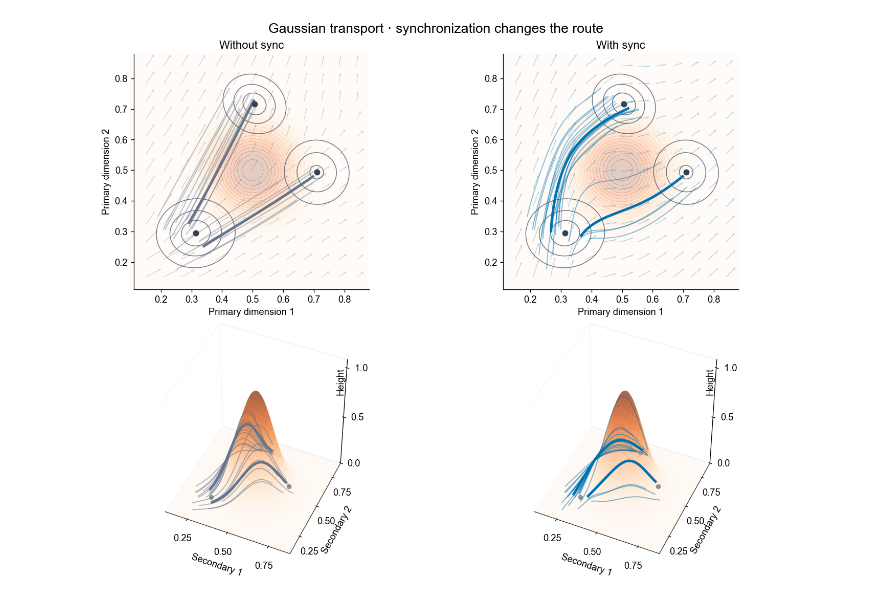
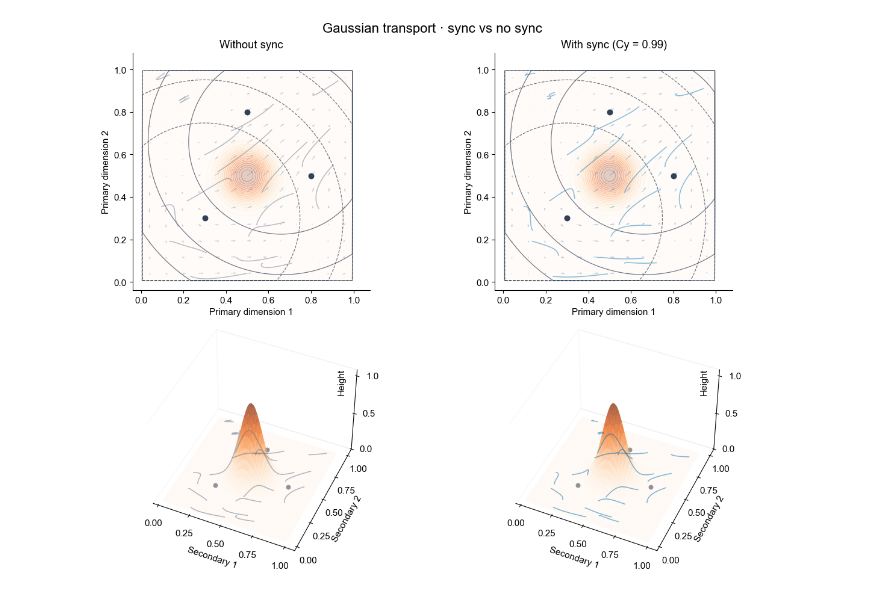
Before and after one commit to shankswang953/COATI, a Jupyter notebook: docs/tutorials/01_gaussian.ipynb, the cells around one changed output. Drawn from its saved outputs; the diff is of its cells as text; code cells hidden in the pictures.

Commit message:
Rebuild Gaussian comparison with manuscript parameters and Cy 0.99

```diff
--- a/docs/tutorials/01_gaussian.ipynb
+++ b/docs/tutorials/01_gaussian.ipynb
@@ -31,12 +35,25 @@ The sampling covariances are $\Sigma_0=\left(\begin{smallmatrix}0.0042&0.0002\\0
 # %%
+BALANCED = True
+M = 1 if BALANCED else 2
 SEED = 7
 N_CELLS = 128
 ITERATIONS = 3000
-SECONDARY_WEIGHT = .9
-HEIGHT, WIDTH, CENTER = 1., .10, (.5, .5)
-TERMINAL_CENTERS = ((.50, .72), (.72, .50))
-data = ct.datasets.gaussian_sync(n=N_CELLS, seed=SEED, height=HEIGHT, width=WIDTH, center=CENTER, terminal_centers=TERMINAL_CENTERS)
+SECONDARY_WEIGHT = .99
+MASS_WEIGHT = 100.
+HEIGHT, WIDTH, CENTER = 1., .08, (.5, .5)
+
+distribution = dict(
+    initial_center=(.30, .30), terminal_centers=((.5, .8), (.8, .5)),
+    initial_covariance=np.eye(2),
+    terminal_covariances=np.repeat(np.eye(2)[None], 2, axis=0),
+)
+data = ct.datasets.gaussian_sync(
+    n=N_CELLS, seed=SEED, terminal_mass=M,
+    height=HEIGHT, width=WIDTH, center=CENTER, **distribution,
+)
 T = ct.datasets.gaussian_bump_map(height=HEIGHT, width=WIDTH, center=CENTER)
-print("Observed times:", data.times)
-print("Primary / secondary:", data.primary[0].shape, data.secondary[0].shape)
+print("Balanced:", BALANCED, "| target terminal mass M:", M)
+print("Observed cells:", [len(x) for x in data.primary])
+print("Empirical initial mean:", data.primary[0].mean(0).round(4))
+print("Empirical terminal mean:", data.primary[-1].mean(0).round(4))
 # %% [output]
@@ -53,9 +99,10 @@ The default secondary weight of 0.9 emphasizes the mapped geometry in this illus
 # %%
 base = ct.Config(
-    multimodal=False, balanced=True, iterations=ITERATIONS,
+    multimodal=False, balanced=BALANCED, iterations=ITERATIONS,
     batch_size=64, learning_rate=.003, hidden_dim=64, n_layers=3,
     activation="tanh", matching_weight=300., energy_weight=1.,
     manifold_weight=0., dt=.05, seed=SEED,
+    mass_weight=MASS_WEIGHT if not BALANCED else 0., global_mass=not BALANCED,
 )
 configs = {
     "Without sync": base,
@@ -68,12 +117,12 @@ A common weight-only checkpoint guarantees identical initialization while leavin
 # %%
-run_dir = Path("outputs") / ("gaussian-sync-" + uuid.uuid4().hex[:8])
+run_dir = Path("outputs") / (f"gaussian-reference-m{M}-" + uuid.uuid4().hex[:8])
 initial_checkpoint = make_shared_initial_checkpoint(base, run_dir / "initial.pt")
 results = {}
 for name, config in configs.items():
     results[name] = ct.train_vector_field(
         data, config, output_dir=run_dir / ("with_sync" if config.multimodal else "without_sync"),
-        T_model=T if config.multimodal else None,
-        warm_start_path=initial_checkpoint,
+        T_model=T if config.multimodal else None, warm_start_path=initial_checkpoint,
     )
     print(name, "trained for", ITERATIONS, "iterations")
+print("Result directory:", run_dir)
 # %% [output]
@@ -86,9 +136,9 @@ Both fits start from all the same observed initial cells. Apply the known map to
 # %%
 predictions = {}
 for name, result in results.items():
-    prediction = result.predict_trajectory(times=np.linspace(0., 1., 41))
+    prediction = result.predict_trajectory(times=np.linspace(0., 1., 61))
     with torch.no_grad():
         prediction["secondary"] = T(torch.tensor(prediction["primary"])).numpy()
-    assert np.isfinite(prediction["primary"]).all()
+    assert all(np.isfinite(value).all() for value in prediction.values())
     np.testing.assert_array_equal(prediction["secondary"][..., :2], prediction["primary"])
     predictions[name] = prediction
@@ -101,5 +151,8 @@ The common view is computed from all observed and predicted coordinates in both
 # %%
-plot_gaussian_sync(data, T, results, predictions)
+plot_gaussian_sync(
+    data, T, results, predictions,
+    distribution_parameters=distribution, show_group_means=False,
+)
 plt.show()
 # %% [output]
-[figure, old version]
+[figure, new version]
```
Also changed, not shown: parts of 27 cells of this notebook, 7 other files.
